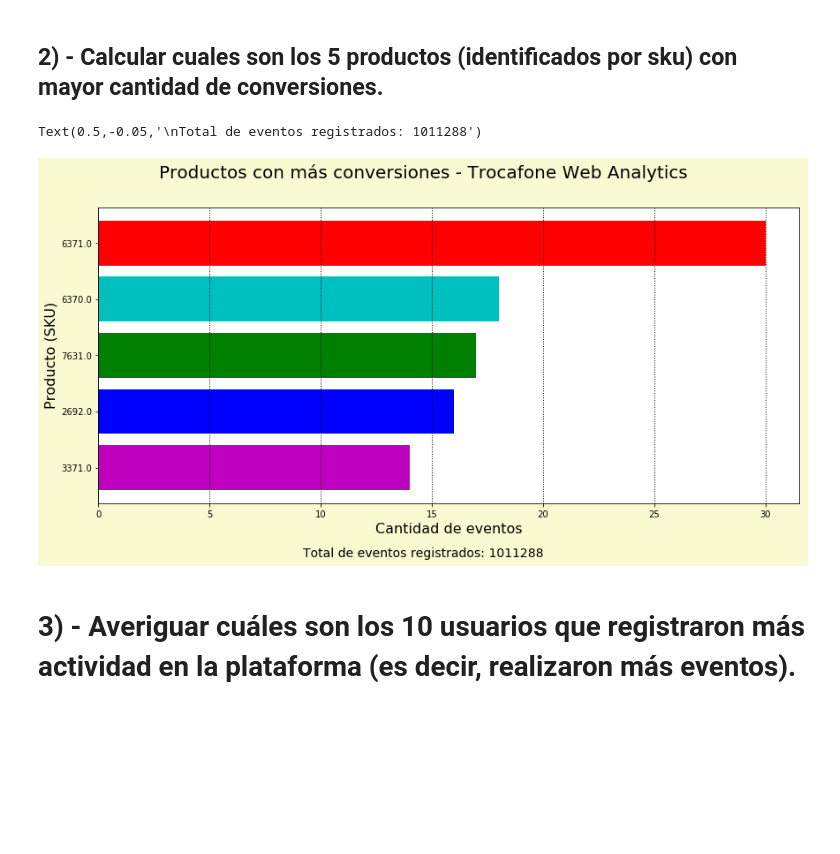
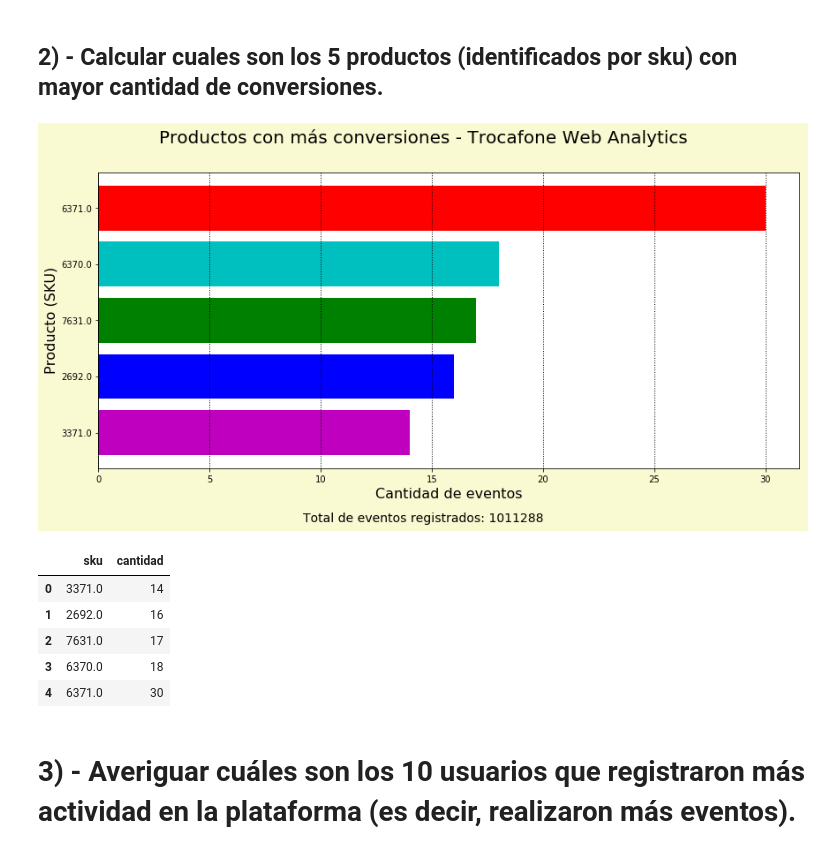
Before and after one commit to JoseMarianoAlvarez/75-06, a Jupyter notebook: Fingers/finger-01.ipynb, the cells around one changed output. Cells and saved outputs as stored; diff of their text form; code cells hidden in the pictures; blank space fills up the shorter version.

```diff
--- a/Fingers/finger-01.ipynb
+++ b/Fingers/finger-01.ipynb
@@ -71,23 +82,32 @@ top5sku=df[df['event'] == 'conversion'].groupby('sku').size().sort_values(ascend
 # %%
 # plot
 
 colors = ['m', 'b', 'g', 'c', 'r'] #, 'y', 'g'
 
 fig = plt.figure(figsize=(12, 6),facecolor='lightgoldenrodyellow', constrained_layout=True )
 ax = fig.add_subplot(111)
 ax.grid(color='k', linestyle=':', linewidth=1, axis='x')
 
 fig.suptitle("Productos con más conversiones - Trocafone Web Analytics\n", fontsize=20)
 ax.barh(top5sku.sku, top5sku.cantidad, color=colors)
 plt.ylabel('Producto (SKU)' , fontsize=16)
 plt.xlabel('Cantidad de eventos' , fontsize=16)
 
 
 # Footer
 fig.text(.5, -0.05, "\nTotal de eventos registrados: %d" % (rankingEventos.cantidad.sum()), fontsize=14, ha="center")
+plt.show()
+
+#Muestra el dataframe
+top5sku
 # %% [output]
-Text(0.5,-0.05,'\nTotal de eventos registrados: 1011288')
 [figure]
+|  | sku | cantidad |
+| 0 | 3371.0 | 14 |
+| 1 | 2692.0 | 16 |
+| 2 | 7631.0 | 17 |
+| 3 | 6370.0 | 18 |
+| 4 | 6371.0 | 30 |
 # %% [markdown]
 # 3) - Averiguar cuáles son los 10 usuarios que registraron más actividad en la plataforma (es decir, realizaron más eventos).
 # %%
```
Also changed, not shown: parts of 5 cells of this notebook.
